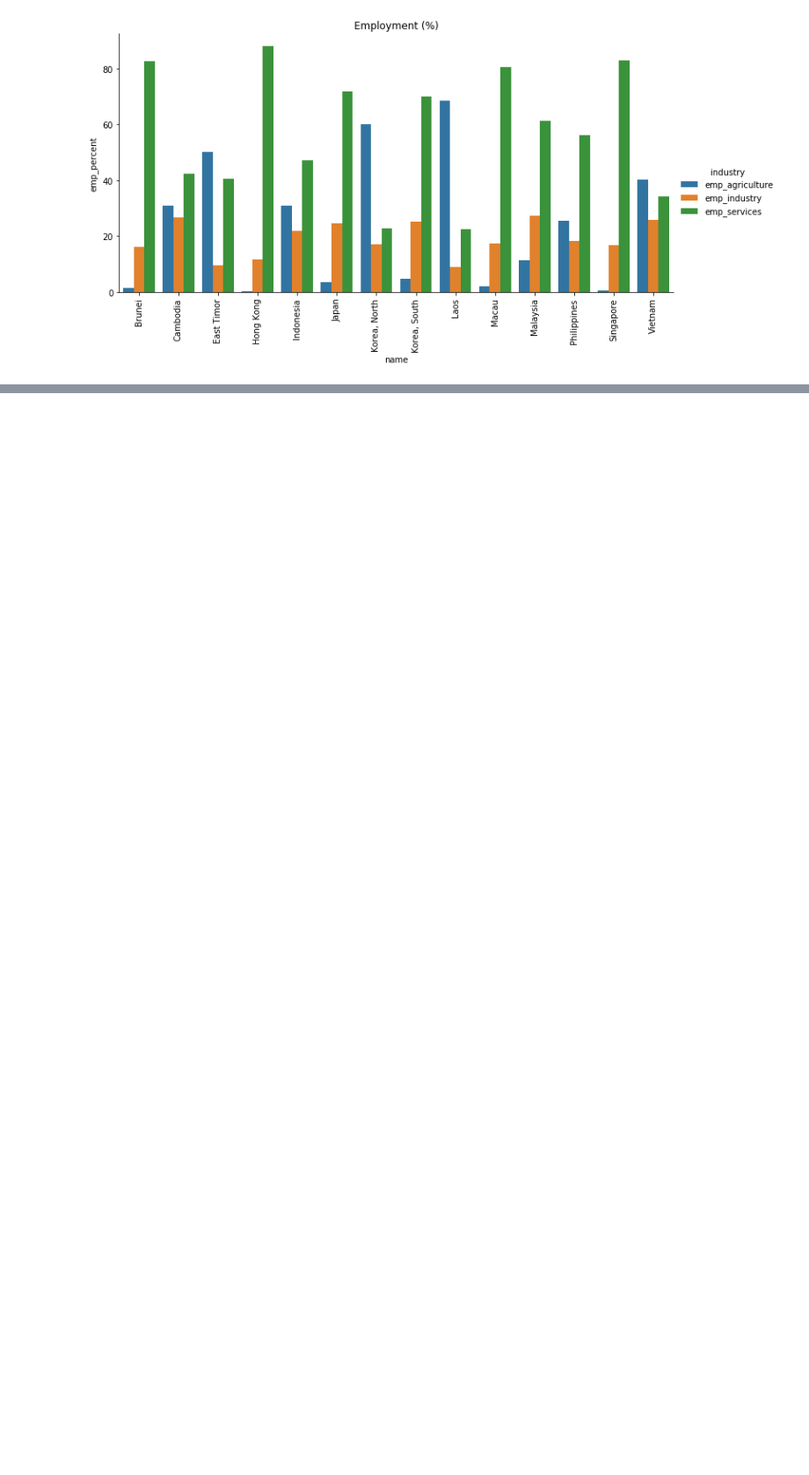
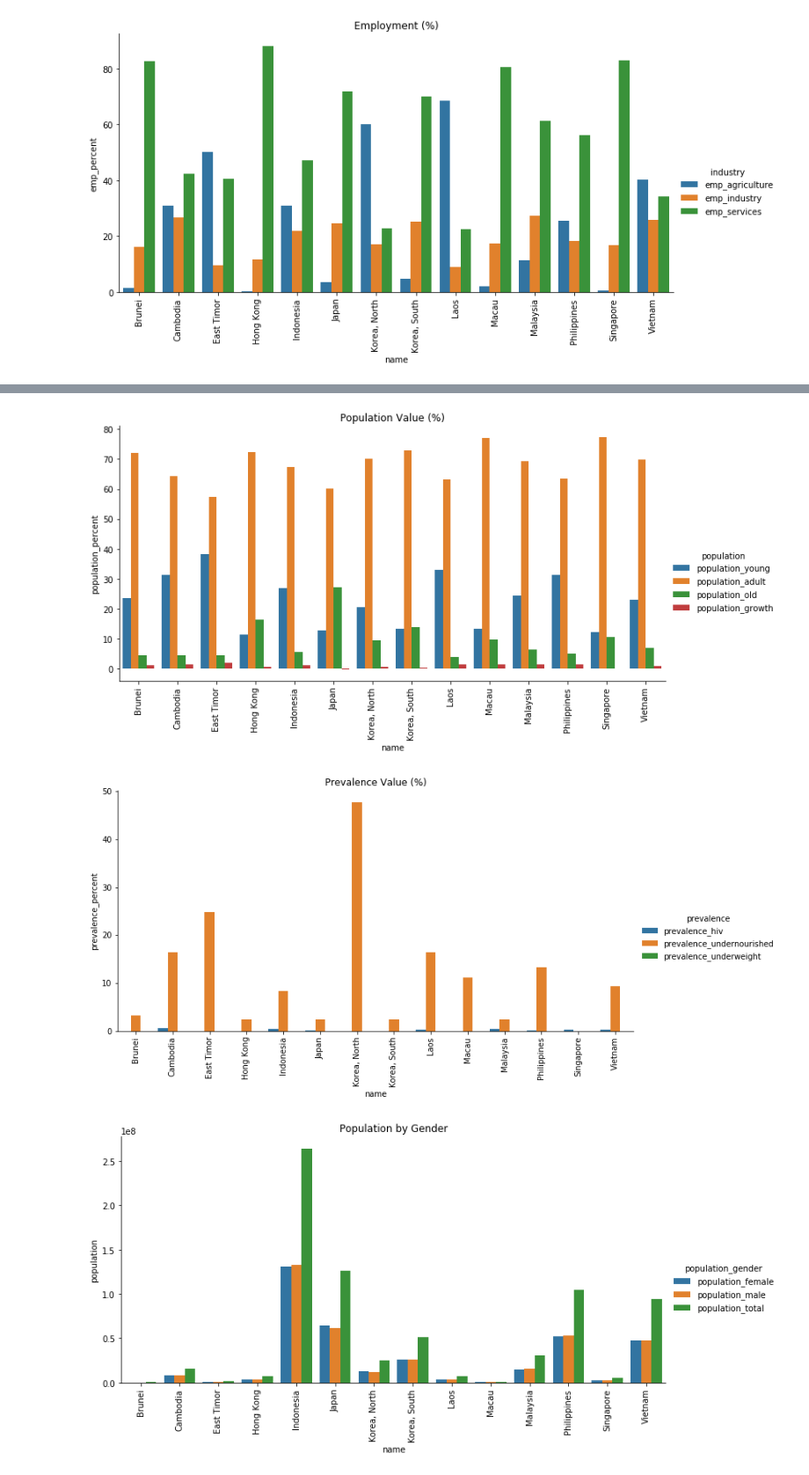
Before and after one commit to georgina1994/Optimus-Primer, a Jupyter notebook: Final Project.ipynb, the cells around one changed output, grey strips where cells are left out. Shown at 88% size. Cells and saved outputs as stored; diff of their text form; code cells hidden in the pictures; blank space fills up the shorter version.

```diff
--- a/Final Project.ipynb
+++ b/Final Project.ipynb
@@ -336,0 +451,65 @@ dtype: float64
+# %%
+# Checking health ####
+
+# Get data
+health_pop = data[[code, name, ppp, population_young, population_adult , population_old, population_growth, population_female, population_male, population_total, prevalence_hiv, prevalence_undernourished, prevalence_underweight]]
+
+# Print Info to check data type
+print(health_pop.info())
+
+# Print statistic desciption, *** describe not include Null value
+print(health_pop.describe().round(2))
+
+# Print number of null value
+print("\nNumber of Null Data: ")
+print(health_pop.isnull().sum())
+
+# Print sum of all percentage
+print("\nTotal Percentage Combining All population: ")
+print(health_pop[:][population_young] + health_pop[:][population_adult] + health_pop[:][population_old] + health_pop[:][population_growth])
+
+# First chart: try to plot group barchart to compare Population percentage
+## Re-arrage data to plot in group bar-chart
+melt = pd.melt(health_pop[[name, population_young, population_adult, population_old, population_growth]],
+               id_vars=name,
+               var_name='population',
+               value_name='population_percent')
+
+## Plot Population percentage
+sns.catplot(x=name, y='population_percent', data=melt, hue='population', kind='bar', aspect=2)
+plt.xticks(rotation='vertical')
+plt.title('Population Value (%)')
+plt.show()
+
+#Second chart: try to plot group barchart to compare Prevalence percentage
+## Re-arrage data to plot in group bar-chart
+melt = pd.melt(health_pop[[name, prevalence_hiv, prevalence_undernourished, prevalence_underweight]],
+               id_vars=name,
+               var_name='prevalence',
+               value_name='prevalence_percent')
+
+## Plot prevalence of hiv, undernourished and underweight percentage
+sns.catplot(x=name, y='prevalence_percent', data=melt, hue='prevalence', kind='bar', aspect=2)
+plt.xticks(rotation='vertical')
+plt.title('Prevalence Value (%)')
+plt.show()
+
+# Third chart: plot barchart for Population Dense (people per sq. km of land area) and Area (sq. km)
+## Re-arrange data to plot in group bar-chart
+melt = pd.melt(health_pop[[name, population_female, population_male, population_total]],
+               id_vars = name,
+               var_name = 'population_gender',
+               value_name = 'population')
+
+## Plot Population by gender
+sns.catplot(x=name, y='population', data=melt, hue='population_gender', kind='bar', aspect = 2)
+plt.xticks(rotation='vertical')
+plt.title('Population by Gender')
+plt.show()
+
+# Fourth chart: plot barchart for PPP (USD)
+sns.barplot(x = name, y = ppp, data = health_pop)
+plt.xticks(rotation='vertical')
+plt.title('PPP (USD)')
+plt.show()
+# %% [output]
@@ -336,0 +533,3 @@ dtype: float64
+[figure, added]
+[figure, added]
+[figure, added]
```
Also changed, not shown: parts of 4 cells of this notebook.
